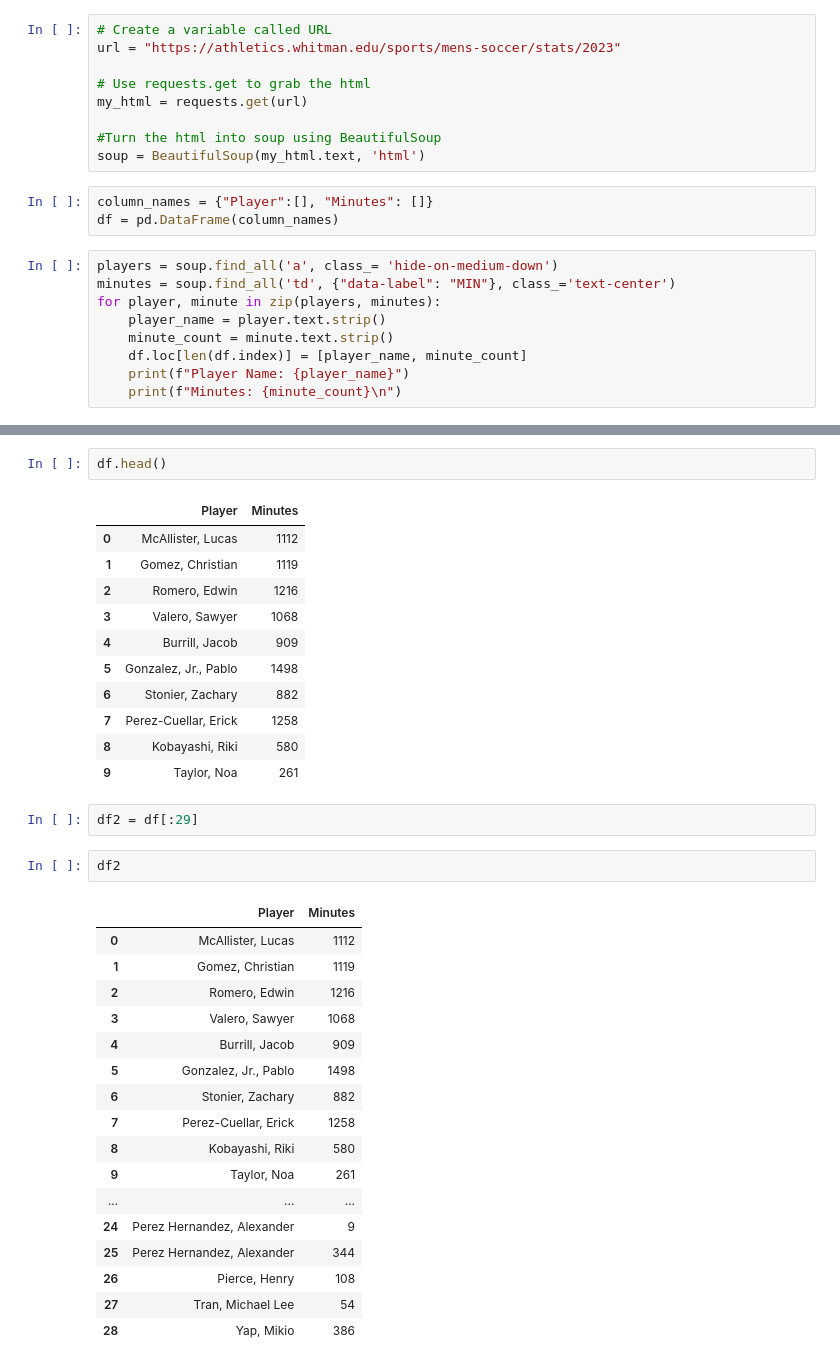
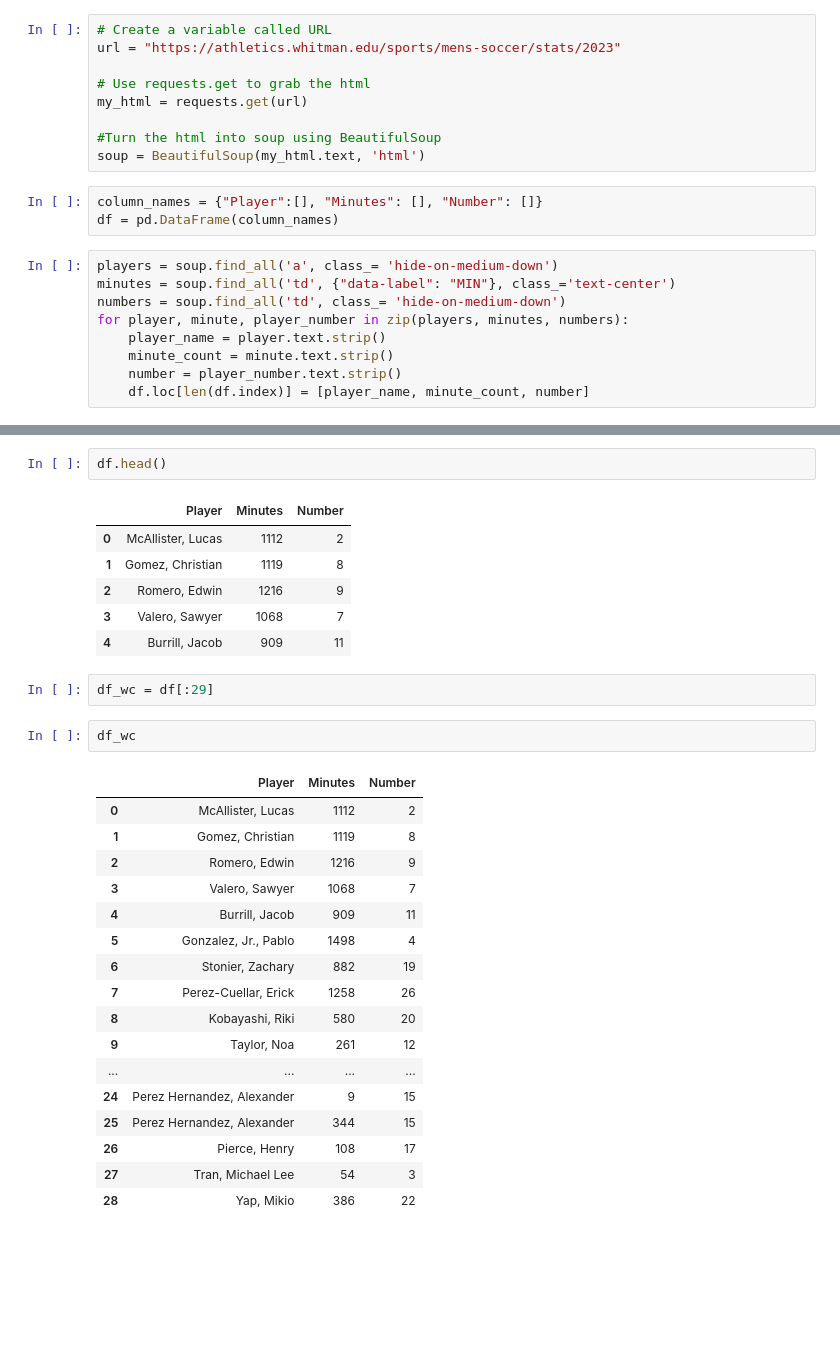
Before and after one commit to bern1e/project9, a Jupyter notebook: Project 9.ipynb, the cells around one changed output, grey strips where cells are left out. Cells and saved outputs as stored; diff of their text form; blank space fills up the shorter version.

```diff
--- a/Project 9.ipynb
+++ b/Project 9.ipynb
@@ -18,14 +18,14 @@ my_html = requests.get(url)
 #Turn the html into soup using BeautifulSoup
 soup = BeautifulSoup(my_html.text, 'html')
 # %%
-column_names = {"Player":[], "Minutes": []}
+column_names = {"Player":[], "Minutes": [], "Number": []}
 df = pd.DataFrame(column_names)
 # %%
 players = soup.find_all('a', class_= 'hide-on-medium-down')
 minutes = soup.find_all('td', {"data-label": "MIN"}, class_='text-center')
-for player, minute in zip(players, minutes):
+numbers = soup.find_all('td', class_= 'hide-on-medium-down')
+for player, minute, player_number in zip(players, minutes, numbers):
     player_name = player.text.strip()
     minute_count = minute.text.strip()
-    df.loc[len(df.index)] = [player_name, minute_count]
-    print(f"Player Name: {player_name}")
-    print(f"Minutes: {minute_count}\n")
+    number = player_number.text.strip()
+    df.loc[len(df.index)] = [player_name, minute_count, number]
@@ -50,36 +32,31 @@ Minutes: 108
 # %%
 df.head()
 # %% [output]
-|  | Player | Minutes |
-| 0 | McAllister, Lucas | 1112 |
-| 1 | Gomez, Christian | 1119 |
-| 2 | Romero, Edwin | 1216 |
-| 3 | Valero, Sawyer | 1068 |
-| 4 | Burrill, Jacob | 909 |
-| 5 | Gonzalez, Jr., Pablo | 1498 |
-| 6 | Stonier, Zachary | 882 |
-| 7 | Perez-Cuellar, Erick | 1258 |
-| 8 | Kobayashi, Riki | 580 |
-| 9 | Taylor, Noa | 261 |
+|  | Player | Minutes | Number |
+| 0 | McAllister, Lucas | 1112 | 2 |
+| 1 | Gomez, Christian | 1119 | 8 |
+| 2 | Romero, Edwin | 1216 | 9 |
+| 3 | Valero, Sawyer | 1068 | 7 |
+| 4 | Burrill, Jacob | 909 | 11 |
 # %%
-df2 = df[:29]
+df_wc = df[:29]
 # %%
-df2
+df_wc
 # %% [output]
-|  | Player | Minutes |
-| 0 | McAllister, Lucas | 1112 |
-| 1 | Gomez, Christian | 1119 |
-| 2 | Romero, Edwin | 1216 |
-| 3 | Valero, Sawyer | 1068 |
-| 4 | Burrill, Jacob | 909 |
-| 5 | Gonzalez, Jr., Pablo | 1498 |
-| 6 | Stonier, Zachary | 882 |
-| 7 | Perez-Cuellar, Erick | 1258 |
-| 8 | Kobayashi, Riki | 580 |
-| 9 | Taylor, Noa | 261 |
-| ... | ... | ... |
-| 24 | Perez Hernandez, Alexander | 9 |
-| 25 | Perez Hernandez, Alexander | 344 |
-| 26 | Pierce, Henry | 108 |
-| 27 | Tran, Michael Lee | 54 |
-| 28 | Yap, Mikio | 386 |
+|  | Player | Minutes | Number |
+| 0 | McAllister, Lucas | 1112 | 2 |
+| 1 | Gomez, Christian | 1119 | 8 |
+| 2 | Romero, Edwin | 1216 | 9 |
+| 3 | Valero, Sawyer | 1068 | 7 |
+| 4 | Burrill, Jacob | 909 | 11 |
+| 5 | Gonzalez, Jr., Pablo | 1498 | 4 |
+| 6 | Stonier, Zachary | 882 | 19 |
+| 7 | Perez-Cuellar, Erick | 1258 | 26 |
+| 8 | Kobayashi, Riki | 580 | 20 |
+| 9 | Taylor, Noa | 261 | 12 |
+| ... | ... | ... | ... |
+| 24 | Perez Hernandez, Alexander | 9 | 15 |
+| 25 | Perez Hernandez, Alexander | 344 | 15 |
+| 26 | Pierce, Henry | 108 | 17 |
+| 27 | Tran, Michael Lee | 54 | 3 |
+| 28 | Yap, Mikio | 386 | 22 |
```
Also changed, not shown: parts of 21 cells of this notebook.
